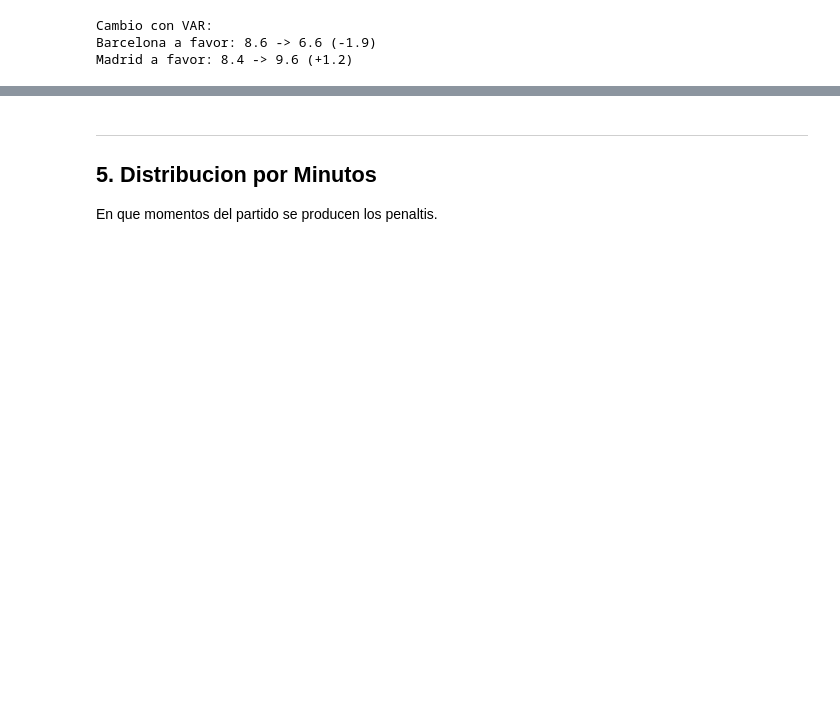
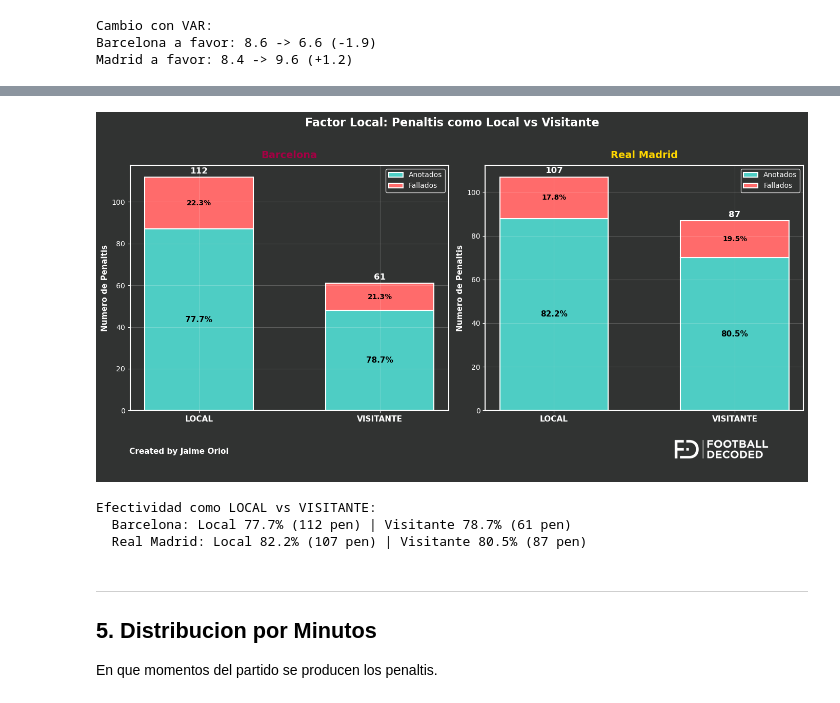
Before and after one commit to jaime-oriol/footballdecoded, a Jupyter notebook: blog/notebooks/barca_vs_madrid_penalties.ipynb, the cells around one changed output, grey strips where cells are left out. Cells and saved outputs as stored; diff of their text form; code cells hidden in the pictures; blank space fills up the shorter version.

```diff
--- a/blog/notebooks/barca_vs_madrid_penalties.ipynb
+++ b/blog/notebooks/barca_vs_madrid_penalties.ipynb
@@ -436,3 +423,76 @@ pero no tenemos esa informacion directa.
+# %%
+# Factor Local Analysis usando is_home
+fig, axes = plt.subplots(1, 2, figsize=(14, 6), facecolor=BACKGROUND_COLOR)
+
+for ax, detail, team, color in [
+    (axes[0], barca_detail, 'Barcelona', BARCA_COLOR),
+    (axes[1], madrid_detail, 'Real Madrid', MADRID_SECONDARY)
+]:
+    style_axis(ax)
+
+    # Calcular stats local vs visitante
+    home = detail[detail['is_home'] == True]
+    away = detail[detail['is_home'] == False]
+
+    home_total = len(home)
+    home_scored = home['scored'].sum()
+    home_pct = (home_scored / home_total * 100) if home_total > 0 else 0
+
+    away_total = len(away)
+    away_scored = away['scored'].sum()
+    away_pct = (away_scored / away_total * 100) if away_total > 0 else 0
+
+    x = np.arange(2)
+    totals = [home_total, away_total]
+    scored = [home_scored, away_scored]
+    missed = [home_total - home_scored, away_total - away_scored]
+    pcts = [home_pct, away_pct]
+
+    bars1 = ax.bar(x, scored, 0.6, label='Anotados', color='#4ECDC4', edgecolor='white', linewidth=1.5)
+    bars2 = ax.bar(x, missed, 0.6, bottom=scored, label='Fallados', color='#FF6B6B', edgecolor='white', linewidth=1.5)
+
+    ax.set_ylabel('Numero de Penaltis', fontsize=11, fontweight='bold')
+    ax.set_title(f'{team}', fontsize=14, fontweight='bold', pad=10, color=color)
+    ax.set_xticks(x)
+    ax.set_xticklabels(['LOCAL', 'VISITANTE'], fontsize=11, fontweight='bold')
+    ax.legend(loc='upper right', facecolor=BACKGROUND_COLOR, edgecolor='white')
+
+    # Labels
+    for j, (s, m, t, pct) in enumerate(zip(scored, missed, totals, pcts)):
+        # Número total arriba
+        ax.text(j, t + 1, f'{t}', ha='center', va='bottom',
+               color='white', fontweight='bold', fontsize=12)
+        # Porcentaje de acierto (barra turquesa)
+        ax.text(j, s/2, f'{pct:.1f}%', ha='center', va='center',
+               color='black', fontweight='bold', fontsize=11)
+        # Porcentaje de fallo (barra roja) - solo si hay fallos
+        if m > 0:
+            miss_pct = 100 - pct
+            ax.text(j, s + m/2, f'{miss_pct:.1f}%', ha='center', va='center',
+                   color='black', fontweight='bold', fontsize=10)
+
+fig.suptitle('Factor Local: Penaltis como Local vs Visitante',
+             fontsize=16, fontweight='bold', color='white', y=1.02)
+
+plt.tight_layout()
+add_footer(fig)
+fig.savefig('figures/04_factor_local.png',
+            dpi=300, facecolor=BACKGROUND_COLOR, bbox_inches='tight')
+plt.show()
+
+# Print stats
+print("\nEfectividad como LOCAL vs VISITANTE:")
+for detail, team in [(barca_detail, 'Barcelona'), (madrid_detail, 'Real Madrid')]:
+    home = detail[detail['is_home'] == True]
+    away = detail[detail['is_home'] == False]
+    home_pct = (home['scored'].sum() / len(home) * 100) if len(home) > 0 else 0
+    away_pct = (away['scored'].sum() / len(away) * 100) if len(away) > 0 else 0
+    print(f"  {team}: Local {home_pct:.1f}% ({len(home)} pen) | Visitante {away_pct:.1f}% ({len(away)} pen)")
+# %% [output]
+[figure, added]
+Efectividad como LOCAL vs VISITANTE:
+  Barcelona: Local 77.7% (112 pen) | Visitante 78.7% (61 pen)
+  Real Madrid: Local 82.2% (107 pen) | Visitante 80.5% (87 pen)
 # %% [markdown]
 ---
 ## 5. Distribucion por Minutos
```
Also changed, not shown: parts of 24 cells of this notebook, 14 other files.
